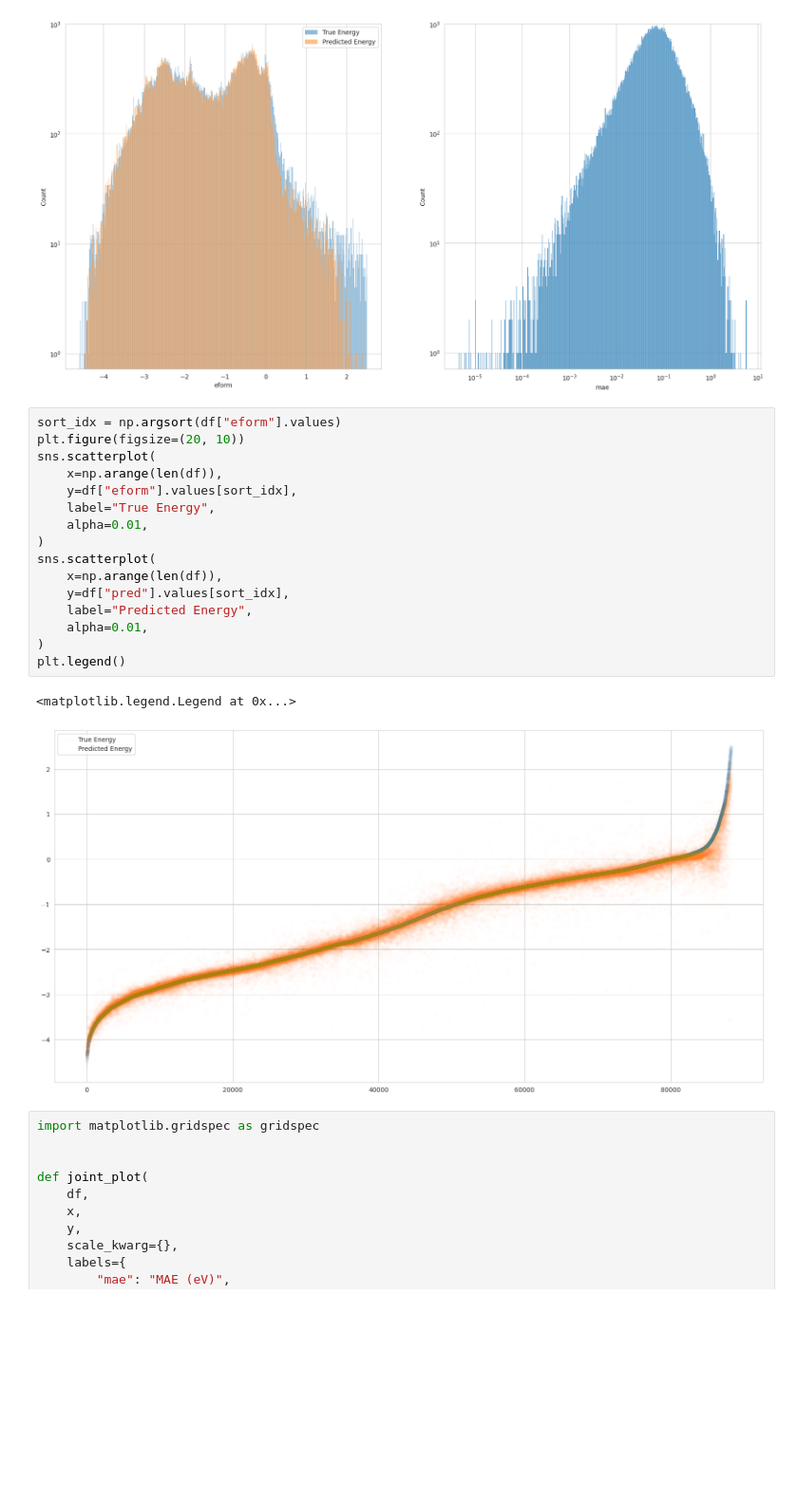
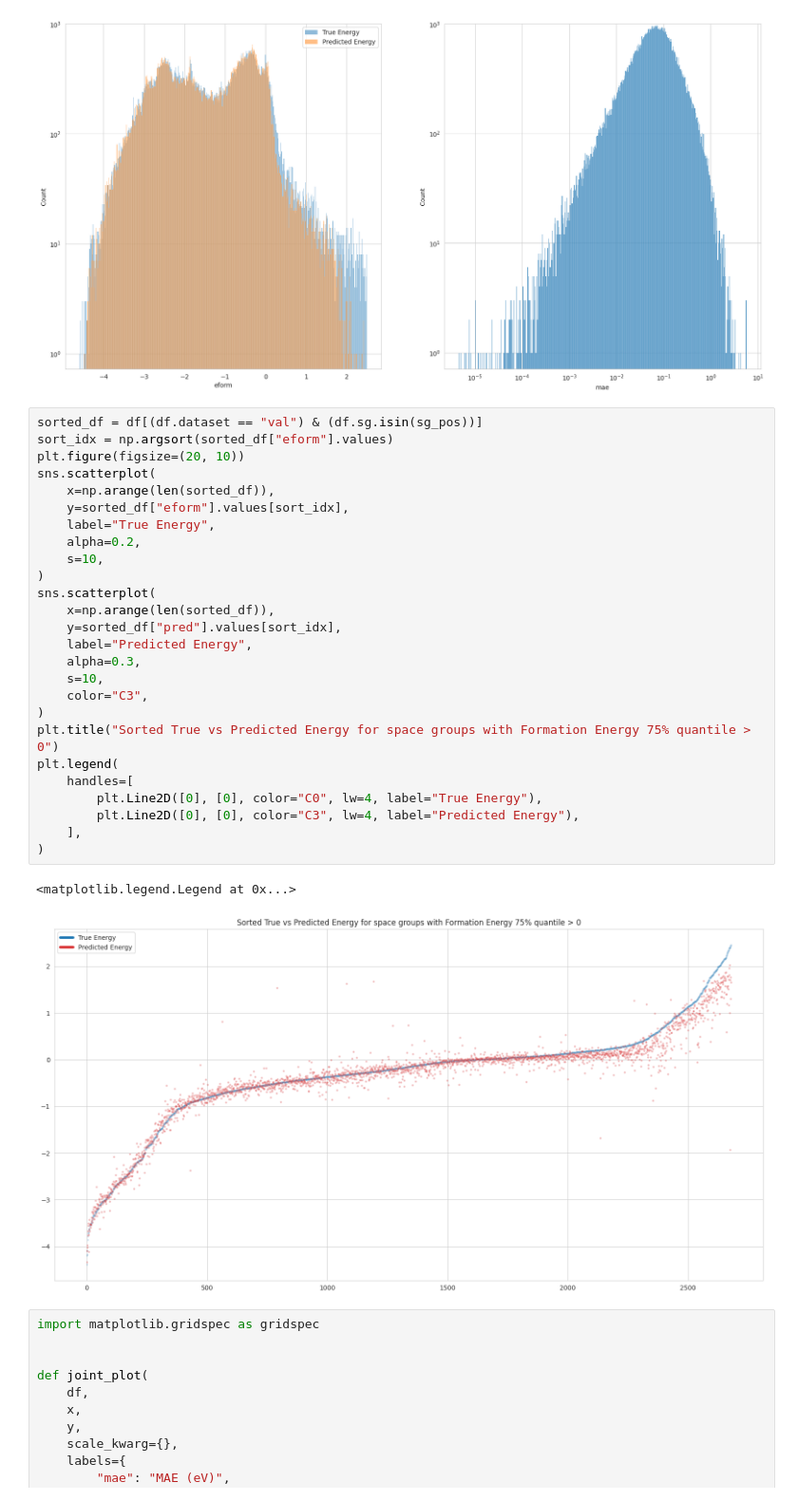
Before and after one commit to sh-divya/ActiveLearningMaterials, a Jupyter notebook: notebooks/proxy_loss.ipynb, the cells around one changed output. Shown at 95% size. Drawn from its saved outputs; the diff is of its cells as text; blank space fills up the shorter version.

Commit message:
plot sorted curve of eform

```diff
--- a/notebooks/proxy_loss.ipynb
+++ b/notebooks/proxy_loss.ipynb
@@ -200,24 +200,34 @@ axs[0].legend()
 <matplotlib.legend.Legend at 0x...>
 [figure]
 # %%
-sort_idx = np.argsort(df["eform"].values)
+sorted_df = df[(df.dataset == "val") & (df.sg.isin(sg_pos))]
+sort_idx = np.argsort(sorted_df["eform"].values)
 plt.figure(figsize=(20, 10))
 sns.scatterplot(
-    x=np.arange(len(df)),
-    y=df["eform"].values[sort_idx],
+    x=np.arange(len(sorted_df)),
+    y=sorted_df["eform"].values[sort_idx],
     label="True Energy",
-    alpha=0.01,
+    alpha=0.2,
+    s=10,
 )
 sns.scatterplot(
-    x=np.arange(len(df)),
-    y=df["pred"].values[sort_idx],
+    x=np.arange(len(sorted_df)),
+    y=sorted_df["pred"].values[sort_idx],
     label="Predicted Energy",
-    alpha=0.01,
+    alpha=0.3,
+    s=10,
+    color="C3",
 )
-plt.legend()
+plt.title("Sorted True vs Predicted Energy for space groups with Formation Energy 75% quantile > 0")
+plt.legend(
+    handles=[
+        plt.Line2D([0], [0], color="C0", lw=4, label="True Energy"),
+        plt.Line2D([0], [0], color="C3", lw=4, label="Predicted Energy"),
+    ],
+)
 # %% [output]
 <matplotlib.legend.Legend at 0x...>
-[figure, old version]
+[figure, new version]
 # %%
 import matplotlib.gridspec as gridspec
 
```
Also changed, not shown: parts of 1 cell of this notebook.
